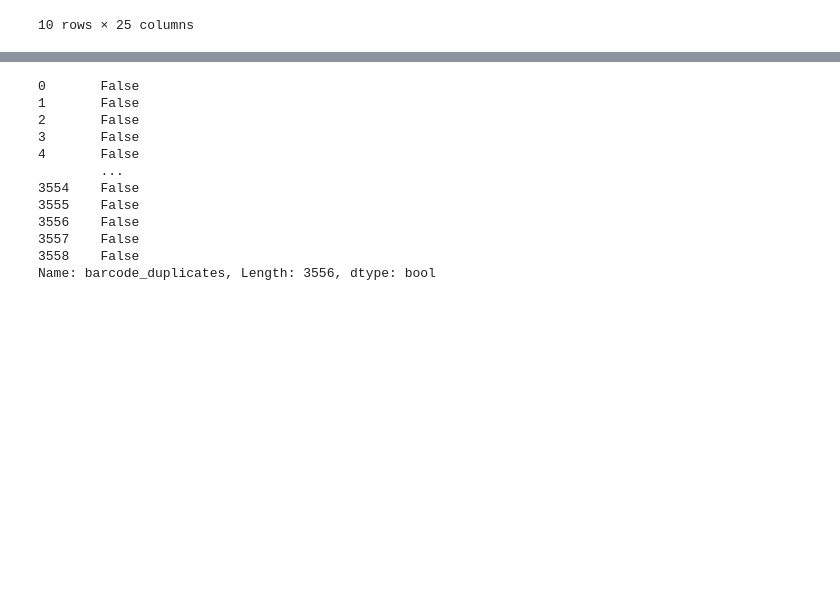
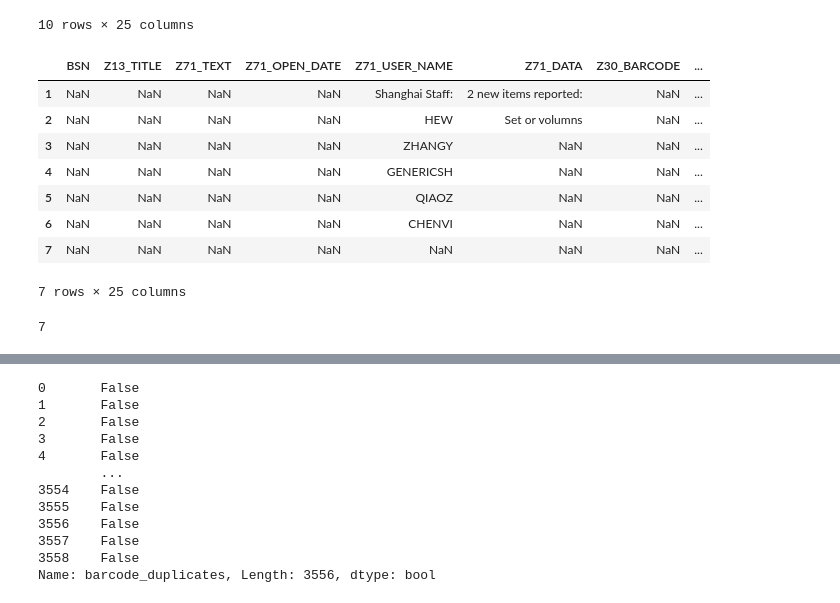
Before and after one commit to NYUSHLibraryAccess/LibSense-server, a Jupyter notebook: utils/RAW_DATA_CLEAR_DUPLICATE.ipynb, the cells around one changed output, grey strips where cells are left out. Cells and saved outputs as stored; diff of their text form; code cells hidden in the pictures; blank space fills up the shorter version.

```diff
--- a/utils/RAW_DATA_CLEAR_DUPLICATE.ipynb
+++ b/utils/RAW_DATA_CLEAR_DUPLICATE.ipynb
@@ -2,7 +2,7 @@
 import numpy as np
 import pandas as pd
 # %%
-src = pd.read_excel("./source/ORDER_REPORT.xlsx", skiprows=1)
+src = pd.read_excel("../assets/source/ORDER_REPORT.xlsx", skiprows=1)
 # %%
 src
 # %% [output]
@@ -34,6 +34,25 @@ src.head(10)
 | 8 | 004195893 | Little rice : | Arrival | 20181012.0 | HUTCHJ | 1 new items reported. | 31124057269459 | ... |
 | 9 | 005929081 | R graphics cookbook : | Arrival | 20181129.0 | KUYNHK | 1 new items reported. | 31124063881156 | ... |
 10 rows × 25 columns
+# %%
+filtered = (src['BSN'].isna()) & (src['Z68_LIBRARY_NOTE'].isna())
+# %%
+filtered_df = src[src['BSN'].notna() & src['Z13_TITLE'].isna()]
+filtered
+# %% [output]
+|  | BSN | Z13_TITLE | Z71_TEXT | Z71_OPEN_DATE | Z71_USER_NAME | Z71_DATA | Z30_BARCODE | ... |
+| 1 | NaN | NaN | NaN | NaN | Shanghai Staff: | 2 new items reported: | NaN | ... |
+| 2 | NaN | NaN | NaN | NaN | HEW | Set or volumns | NaN | ... |
+| 3 | NaN | NaN | NaN | NaN | ZHANGY | NaN | NaN | ... |
+| 4 | NaN | NaN | NaN | NaN | GENERICSH | NaN | NaN | ... |
+| 5 | NaN | NaN | NaN | NaN | QIAOZ | NaN | NaN | ... |
+| 6 | NaN | NaN | NaN | NaN | CHENVI | NaN | NaN | ... |
+| 7 | NaN | NaN | NaN | NaN | NaN | NaN | NaN | ... |
+7 rows × 25 columns
+# %%
+filtered.shape[0]
+# %% [output]
+7
 # %%
 src = src[8:]
 # %%
```
Also changed, not shown: 11 other files.
